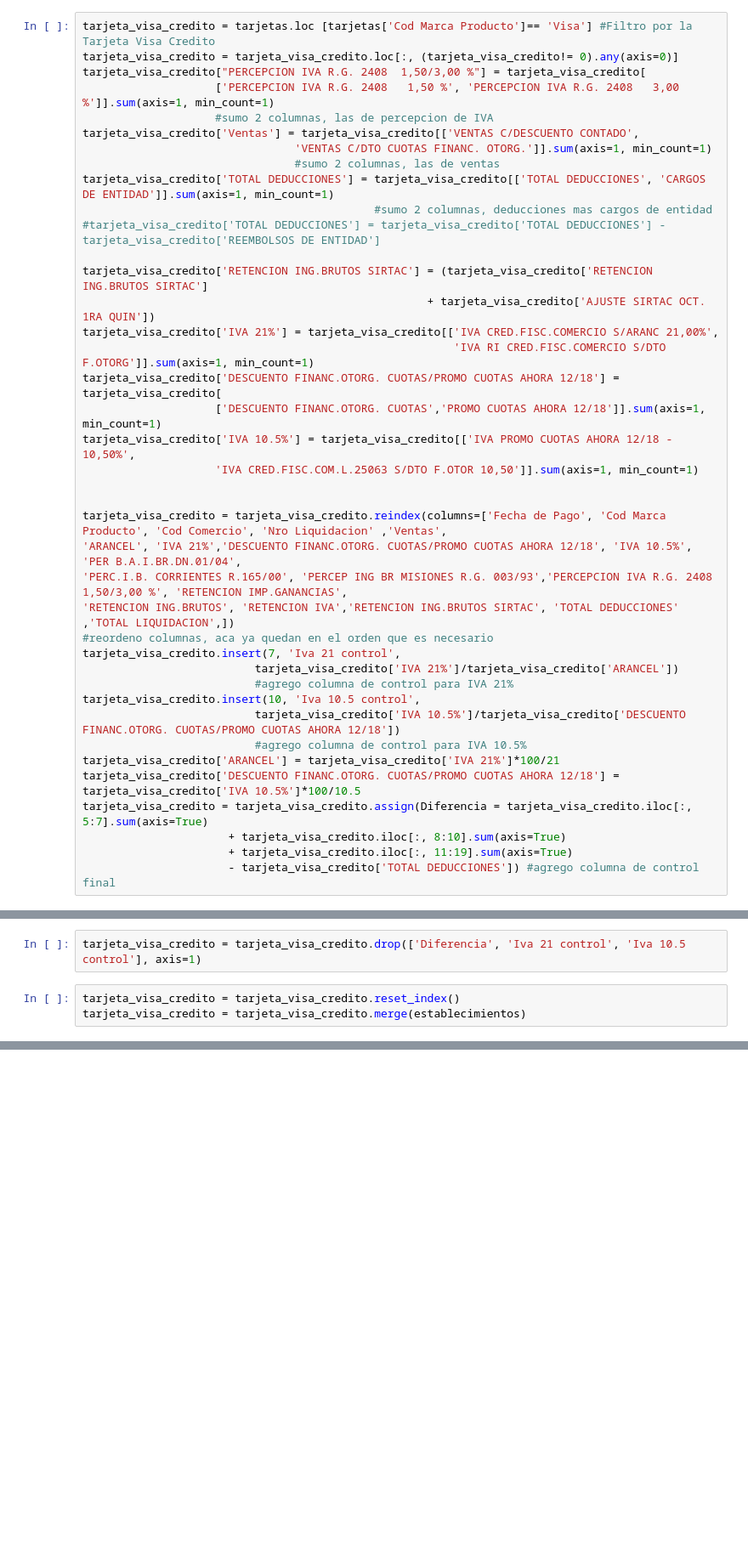
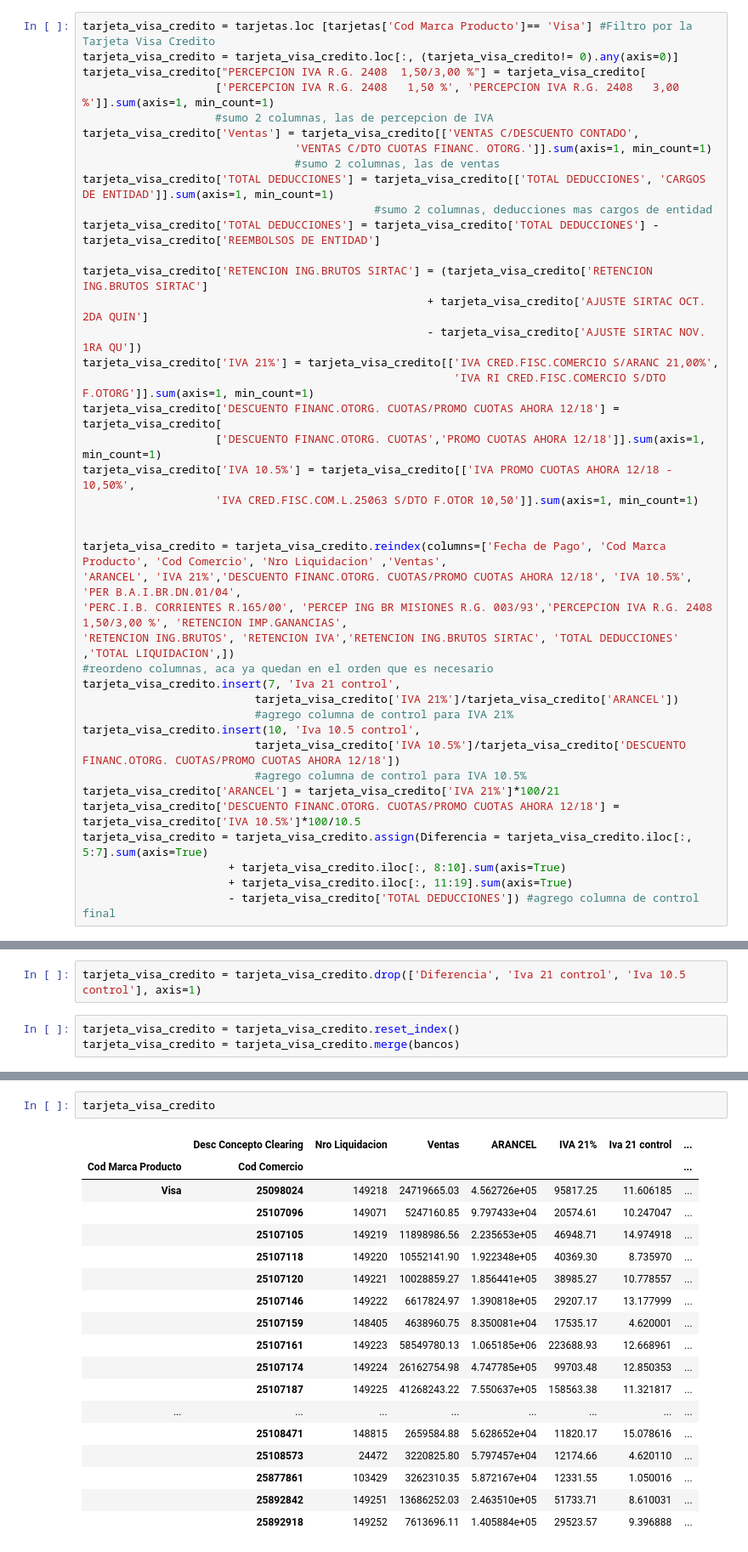
Before and after one commit to Juanmacabral/Tarjetas, a Jupyter notebook: 10-22/Tarjeta_visa_credito.ipynb, the cells around one changed output, grey strips where cells are left out. Shown at 85% size. Drawn from its saved outputs; the diff is of its cells as text; blank space fills up the shorter version.

Commit message:
ajustes y arreglos en varias tarjetas

```diff
--- a/10-22/Tarjeta_visa_credito.ipynb
+++ b/10-22/Tarjeta_visa_credito.ipynb
@@ -16,10 +30,11 @@ tarjeta_visa_credito['Ventas'] = tarjeta_visa_credito[['VENTAS C/DESCUENTO CONTA
                                 #sumo 2 columnas, las de ventas
 tarjeta_visa_credito['TOTAL DEDUCCIONES'] = tarjeta_visa_credito[['TOTAL DEDUCCIONES', 'CARGOS DE ENTIDAD']].sum(axis=1, min_count=1)
                                             #sumo 2 columnas, deducciones mas cargos de entidad
-#tarjeta_visa_credito['TOTAL DEDUCCIONES'] = tarjeta_visa_credito['TOTAL DEDUCCIONES'] - tarjeta_visa_credito['REEMBOLSOS DE ENTIDAD']
+tarjeta_visa_credito['TOTAL DEDUCCIONES'] = tarjeta_visa_credito['TOTAL DEDUCCIONES'] - tarjeta_visa_credito['REEMBOLSOS DE ENTIDAD']
 
 tarjeta_visa_credito['RETENCION ING.BRUTOS SIRTAC'] = (tarjeta_visa_credito['RETENCION ING.BRUTOS SIRTAC']
-                                                    + tarjeta_visa_credito['AJUSTE SIRTAC OCT. 1RA QUIN'])
+                                                    + tarjeta_visa_credito['AJUSTE SIRTAC OCT. 2DA QUIN']
+                                                    - tarjeta_visa_credito['AJUSTE SIRTAC NOV. 1RA QU'])
 tarjeta_visa_credito['IVA 21%'] = tarjeta_visa_credito[['IVA CRED.FISC.COMERCIO S/ARANC 21,00%',
                                                         'IVA RI CRED.FISC.COMERCIO S/DTO F.OTORG']].sum(axis=1, min_count=1)
 tarjeta_visa_credito['DESCUENTO FINANC.OTORG. CUOTAS/PROMO CUOTAS AHORA 12/18'] = tarjeta_visa_credito[
@@ -64,5 +77,5 @@ tarjeta_visa_credito=tarjeta_visa_credito.groupby(by=['Cod Marca Producto', 'Cod
 tarjeta_visa_credito = tarjeta_visa_credito.drop(['Diferencia', 'Iva 21 control', 'Iva 10.5 control'], axis=1)
 # %%
 tarjeta_visa_credito = tarjeta_visa_credito.reset_index()
-tarjeta_visa_credito = tarjeta_visa_credito.merge(establecimientos)
+tarjeta_visa_credito = tarjeta_visa_credito.merge(bancos)
 # %%
@@ -71 +84,22 @@ tarjeta_visa_credito.to_excel(writer, 'Hoja de datos', index=True)
 writer.save()
+# %%
+tarjeta_visa_credito
+# %% [output]
+|  | Desc Concepto Clearing | Nro Liquidacion | Ventas | ARANCEL | IVA 21% | Iva 21 control | ... |
+| Cod Marca Producto | Cod Comercio |  |  |  |  |  | ... |
+| Visa | 25098024 | 149218 | 24719665.03 | 4.562726e+05 | 95817.25 | 11.606185 | ... |
+|  | 25107096 | 149071 | 5247160.85 | 9.797433e+04 | 20574.61 | 10.247047 | ... |
+|  | 25107105 | 149219 | 11898986.56 | 2.235653e+05 | 46948.71 | 14.974918 | ... |
+|  | 25107118 | 149220 | 10552141.90 | 1.922348e+05 | 40369.30 | 8.735970 | ... |
+|  | 25107120 | 149221 | 10028859.27 | 1.856441e+05 | 38985.27 | 10.778557 | ... |
+|  | 25107146 | 149222 | 6617824.97 | 1.390818e+05 | 29207.17 | 13.177999 | ... |
+|  | 25107159 | 148405 | 4638960.75 | 8.350081e+04 | 17535.17 | 4.620001 | ... |
+|  | 25107161 | 149223 | 58549780.13 | 1.065185e+06 | 223688.93 | 12.668961 | ... |
+|  | 25107174 | 149224 | 26162754.98 | 4.747785e+05 | 99703.48 | 12.850353 | ... |
+|  | 25107187 | 149225 | 41268243.22 | 7.550637e+05 | 158563.38 | 11.321817 | ... |
+| ... | ... | ... | ... | ... | ... | ... | ... |
+|  | 25108471 | 148815 | 2659584.88 | 5.628652e+04 | 11820.17 | 15.078616 | ... |
+|  | 25108573 | 24472 | 3220825.80 | 5.797457e+04 | 12174.66 | 4.620110 | ... |
+|  | 25877861 | 103429 | 3262310.35 | 5.872167e+04 | 12331.55 | 1.050016 | ... |
+|  | 25892842 | 149251 | 13686252.03 | 2.463510e+05 | 51733.71 | 8.610031 | ... |
+|  | 25892918 | 149252 | 7613696.11 | 1.405884e+05 | 29523.57 | 9.396888 | ... |
```
Also changed, not shown: parts of 6 cells of this notebook, 4 other files.
